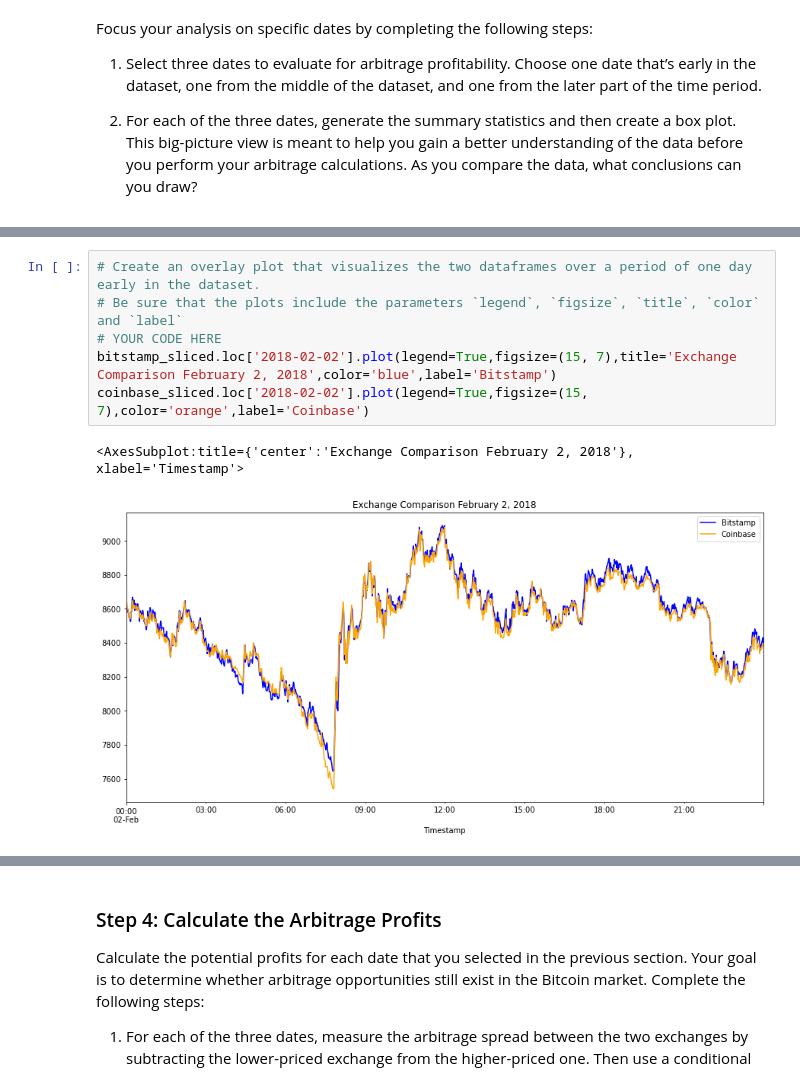
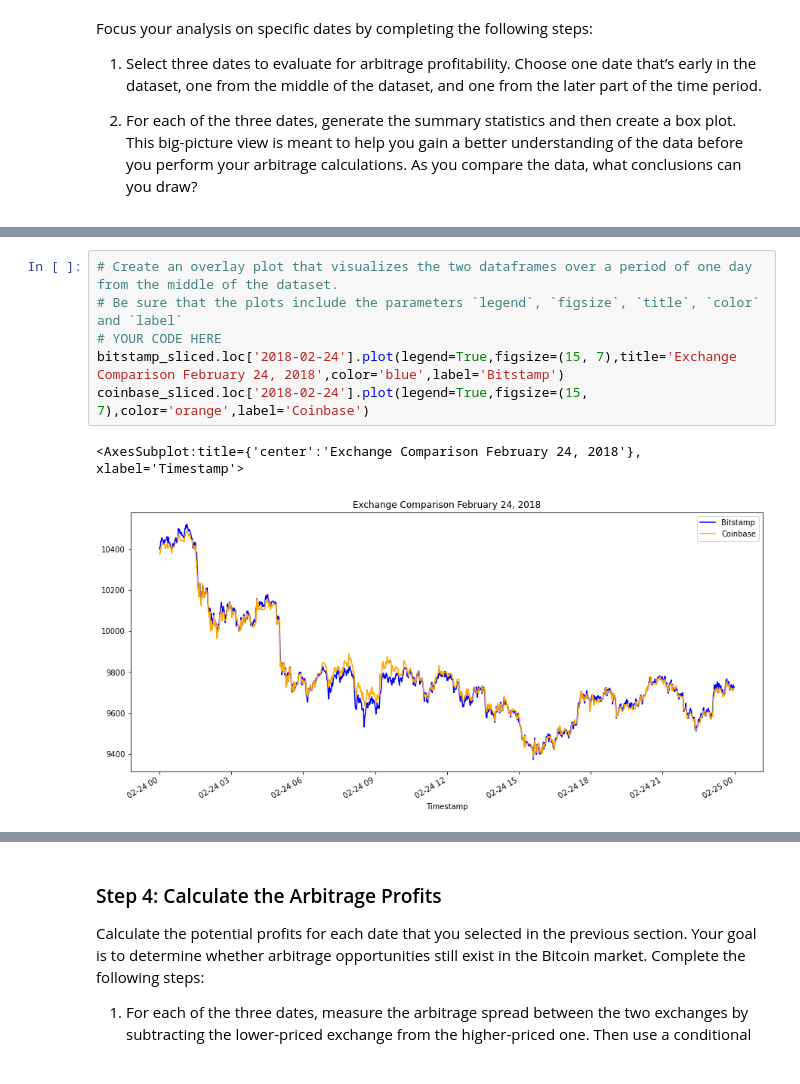
Before and after one commit to Sumguy1234/Challenge3, a Jupyter notebook: crypto_arbitrage.ipynb, the cells around one changed output, grey strips where cells are left out. Drawn from its saved outputs; the diff is of its cells as text.

```diff
--- a/crypto_arbitrage.ipynb
+++ b/crypto_arbitrage.ipynb
@@ -316,9 +336,9 @@ Focus your analysis on specific dates by completing the following steps:
 # %%
-# Create an overlay plot that visualizes the two dataframes over a period of one day early in the dataset.
+# Create an overlay plot that visualizes the two dataframes over a period of one day from the middle of the dataset.
 # Be sure that the plots include the parameters `legend`, `figsize`, `title`, `color` and `label`
 # YOUR CODE HERE
-bitstamp_sliced.loc['2018-02-02'].plot(legend=True,figsize=(15, 7),title='Exchange Comparison February 2, 2018',color='blue',label='Bitstamp')
-coinbase_sliced.loc['2018-02-02'].plot(legend=True,figsize=(15, 7),color='orange',label='Coinbase')
+bitstamp_sliced.loc['2018-02-24'].plot(legend=True,figsize=(15, 7),title='Exchange Comparison February 24, 2018',color='blue',label='Bitstamp')
+coinbase_sliced.loc['2018-02-24'].plot(legend=True,figsize=(15, 7),color='orange',label='Coinbase')
 # %% [output]
-<AxesSubplot:title={'center':'Exchange Comparison February 2, 2018'}, xlabel='Timestamp'>
+<AxesSubplot:title={'center':'Exchange Comparison February 24, 2018'}, xlabel='Timestamp'>
-[figure, old version]
+[figure, new version]
```
Also changed, not shown: parts of 50 cells of this notebook.
